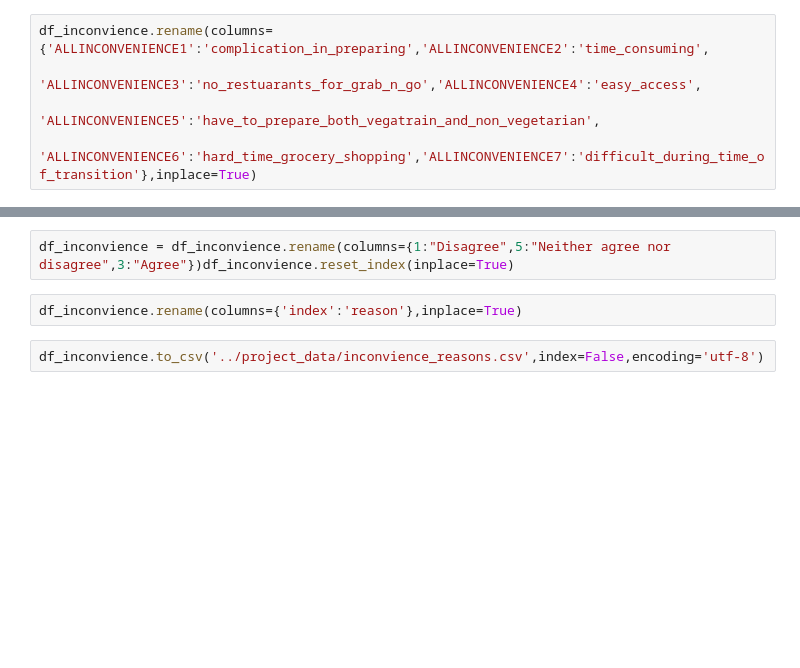
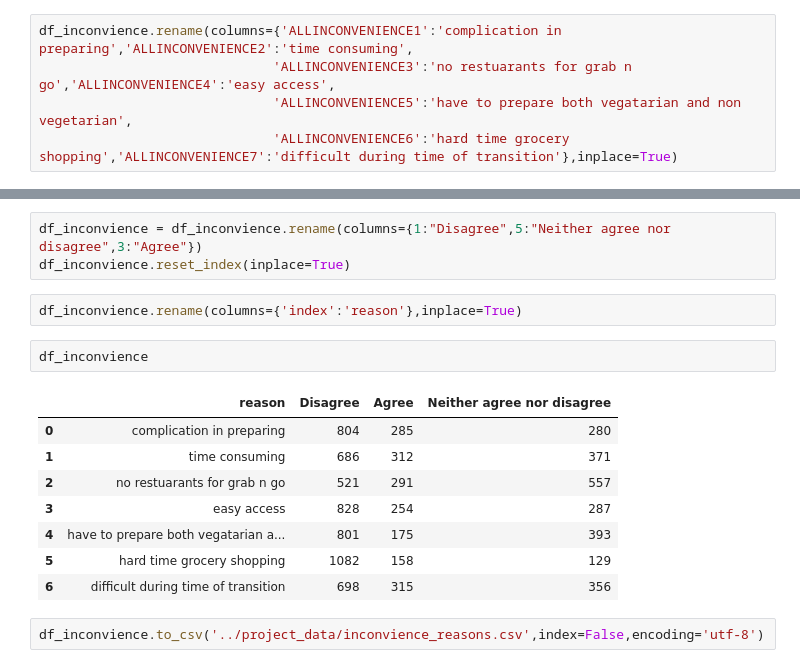
Before and after one commit to krips2398/vegan-planet, a Jupyter notebook: data_transformation/Data Transformation.ipynb, the cells around one changed output, grey strips where cells are left out. Cells and saved outputs as stored; diff of their text form; blank space fills up the shorter version.

```diff
--- a/data_transformation/Data Transformation.ipynb
+++ b/data_transformation/Data Transformation.ipynb
@@ -157,5 +217,5 @@ df_inconvience['ALLINCONVENIENCE7'] = df_inconvience['ALLINCONVENIENCE7'].apply(
 # %%
-df_inconvience.rename(columns={'ALLINCONVENIENCE1':'complication_in_preparing','ALLINCONVENIENCE2':'time_consuming',
-                              'ALLINCONVENIENCE3':'no_restuarants_for_grab_n_go','ALLINCONVENIENCE4':'easy_access',
-                              'ALLINCONVENIENCE5':'have_to_prepare_both_vegatrain_and_non_vegetarian',
-                              'ALLINCONVENIENCE6':'hard_time_grocery_shopping','ALLINCONVENIENCE7':'difficult_during_time_of_transition'},inplace=True)
+df_inconvience.rename(columns={'ALLINCONVENIENCE1':'complication in preparing','ALLINCONVENIENCE2':'time consuming',
+                              'ALLINCONVENIENCE3':'no restuarants for grab n go','ALLINCONVENIENCE4':'easy access',
+                              'ALLINCONVENIENCE5':'have to prepare both vegatarian and non vegetarian',
+                              'ALLINCONVENIENCE6':'hard time grocery shopping','ALLINCONVENIENCE7':'difficult during time of transition'},inplace=True)
@@ -166,9 +236,21 @@ df_inconvience = df_inconvience.apply(pd.Series.value_counts)
 # %%
 df_inconvience = df_inconvience.transpose()
 # %%
-df_inconvience = df_inconvience.rename(columns={1:"Disagree",5:"Neither agree nor disagree",3:"Agree"})df_inconvience.reset_index(inplace=True)
+df_inconvience = df_inconvience.rename(columns={1:"Disagree",5:"Neither agree nor disagree",3:"Agree"})
+df_inconvience.reset_index(inplace=True)
 # %%
 df_inconvience.rename(columns={'index':'reason'},inplace=True)
+# %%
+df_inconvience
+# %% [output]
+|  | reason | Disagree | Agree | Neither agree nor disagree |
+| 0 | complication in preparing | 804 | 285 | 280 |
+| 1 | time consuming | 686 | 312 | 371 |
+| 2 | no restuarants for grab n go | 521 | 291 | 557 |
+| 3 | easy access | 828 | 254 | 287 |
+| 4 | have to prepare both vegatarian a... | 801 | 175 | 393 |
+| 5 | hard time grocery shopping | 1082 | 158 | 129 |
+| 6 | difficult during time of transition | 698 | 315 | 356 |
 # %%
 df_inconvience.to_csv('../project_data/inconvience_reasons.csv',index=False,encoding='utf-8')
 # %% [markdown]
```
Also changed, not shown: parts of 13 cells of this notebook, 26 other files.
